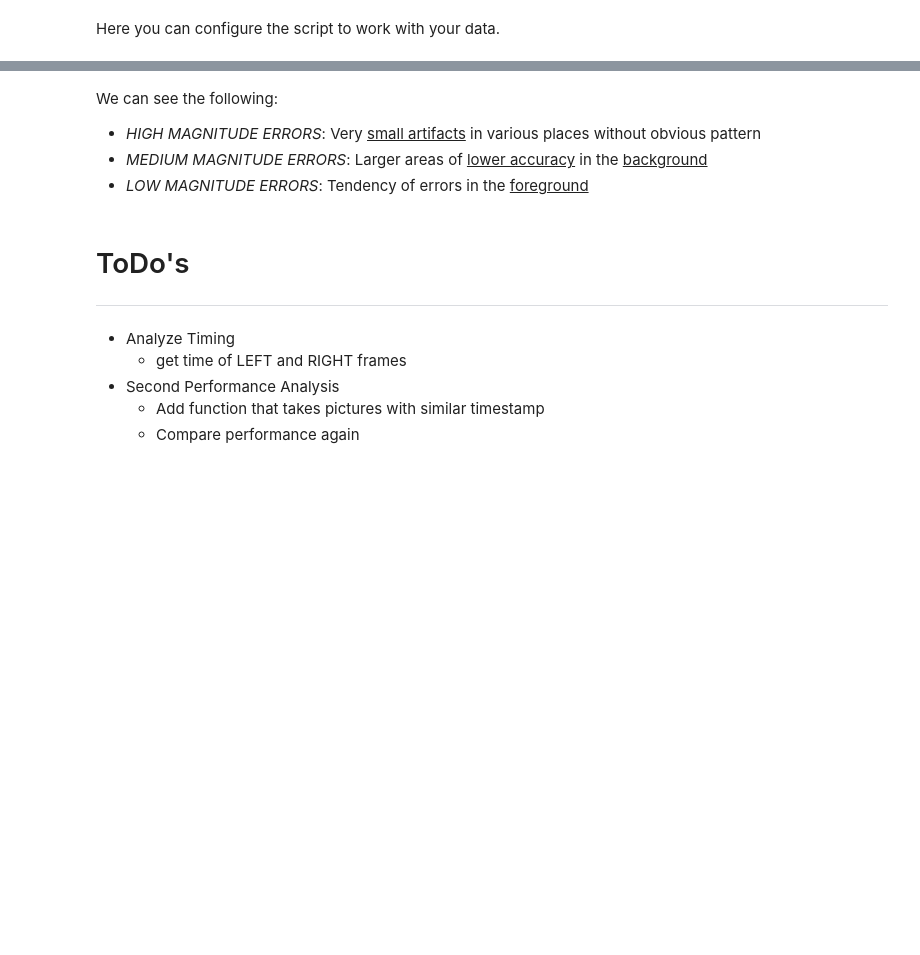
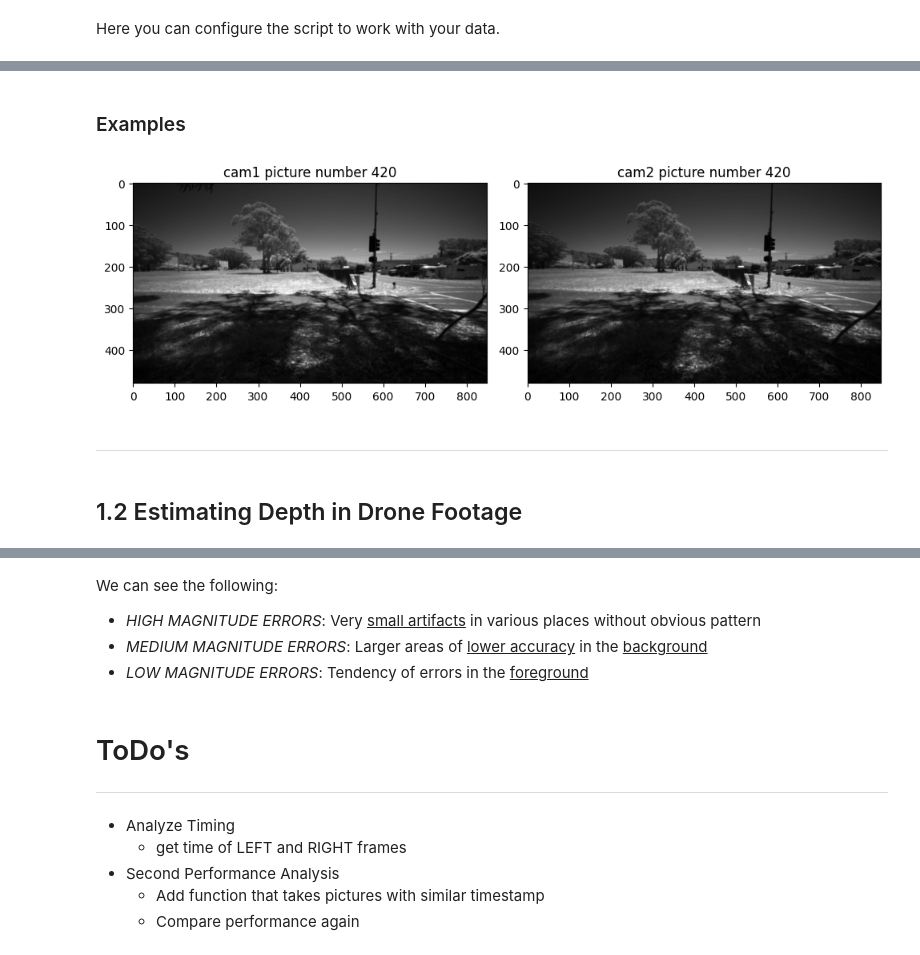
Before and after one commit to rwittmuess/Monocular_Depth_Estimation_Performance, a Jupyter notebook: eval_performance.ipynb, the cells around one changed output, grey strips where cells are left out. Drawn from its saved outputs; the diff is of its cells as text; code cells hidden in the pictures; blank space fills up the shorter version.

Commit message:
Optimze eval

```diff
--- a/eval_performance.ipynb
+++ b/eval_performance.ipynb
@@ -277,0 +79,13 @@ plt.show()
+# %% [markdown]
+### Examples
+# %%
+frame1 = 420
+frame2 = 420
+
+eval_utils.create_parallel_plots(frame1, frame2, cam1rgb, cam2rgb, data_filename, test_run, model_type)
+# %% [output]
+[figure, added]
+# %% [markdown]
+---
+# %% [markdown]
+## 1.2 Estimating Depth in Drone Footage
```
Also changed, not shown: parts of 52 cells of this notebook.
